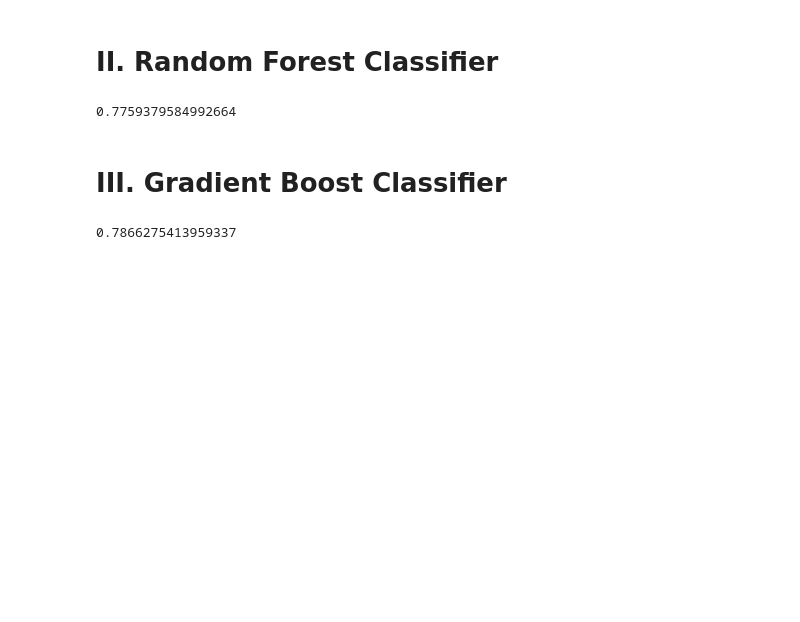
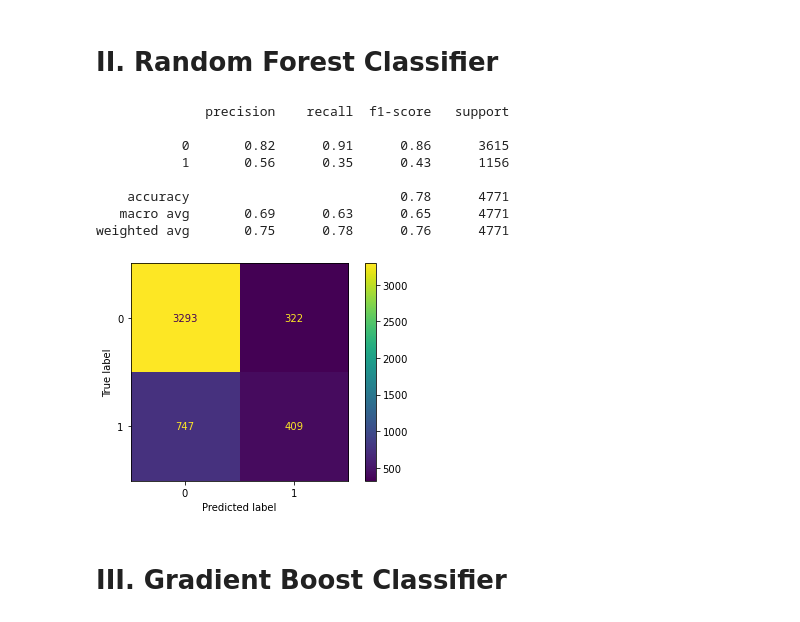
Before and after one commit to divzueri/Data-Science-Projects, a Jupyter notebook: HRAnalytics/notebooks/4_Modeling.ipynb, the cells around one changed output. Drawn from its saved outputs; the diff is of its cells as text; code cells hidden in the pictures; blank space fills up the shorter version.

```diff
--- a/HRAnalytics/notebooks/4_Modeling.ipynb
+++ b/HRAnalytics/notebooks/4_Modeling.ipynb
@@ -62,20 +119,24 @@ print(accuracy_score(clf.predict(X_test), y_test))
 # %% [markdown]
 # II. Random Forest Classifier
 # %%
-clf = RandomForestClassifier(random_state=0)
+RF = RandomForestClassifier(random_state=0)
 
-clf.fit(X_train, y_train)
+RF.fit(X_train_scaled, y_train)
+y_pred = RF.predict(X_test_scaled)
 
-print(accuracy_score(clf.predict(X_test), y_test))
+print(classification_report(y_test, y_pred))
 # %% [output]
-0.7759379584992664
+              precision    recall  f1-score   support
+
+           0       0.82      0.91      0.86      3615
+           1       0.56      0.35      0.43      1156
+
+    accuracy                           0.78      4771
+   macro avg       0.69      0.63      0.65      4771
+weighted avg       0.75      0.78      0.76      4771
+# %%
+plot_confusion_matrix(RF, X_test_scaled, y_test);
+# %% [output]
+[figure, added]
 # %% [markdown]
 # III. Gradient Boost Classifier
-# %%
-clf = GradientBoostingClassifier()
-
-clf.fit(X_train, y_train)
-
-print(accuracy_score(clf.predict(X_test), y_test))
-# %% [output]
-0.7866275413959337
```
Also changed, not shown: parts of 14 cells of this notebook.
